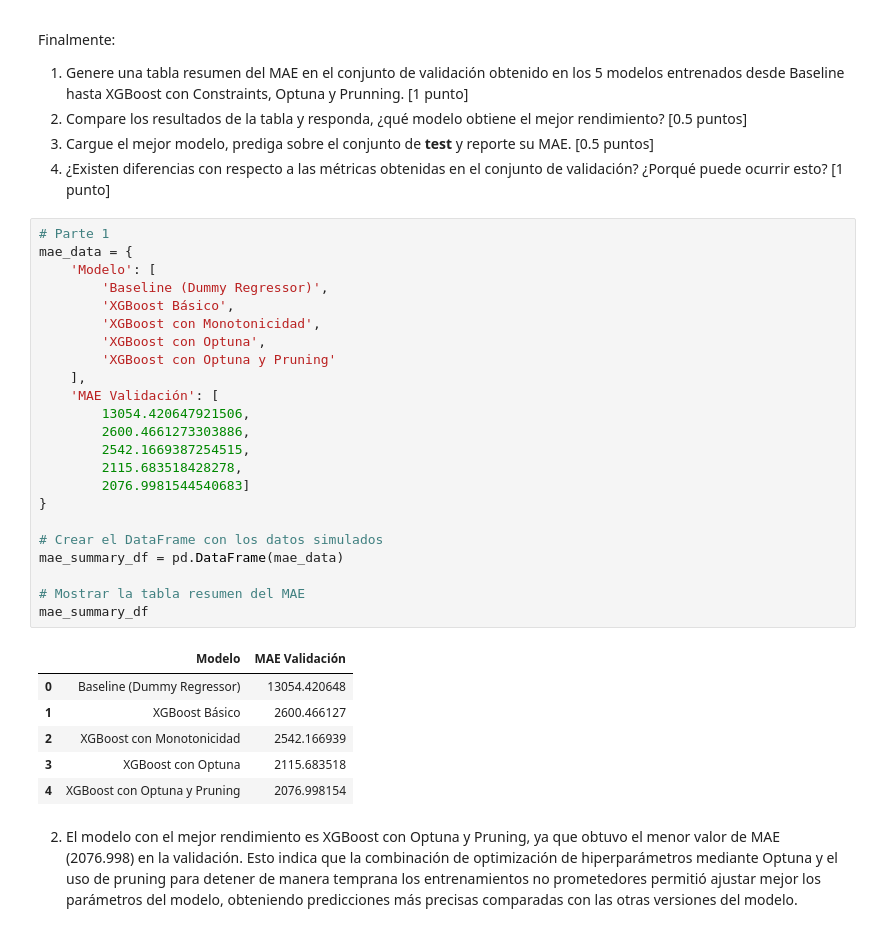
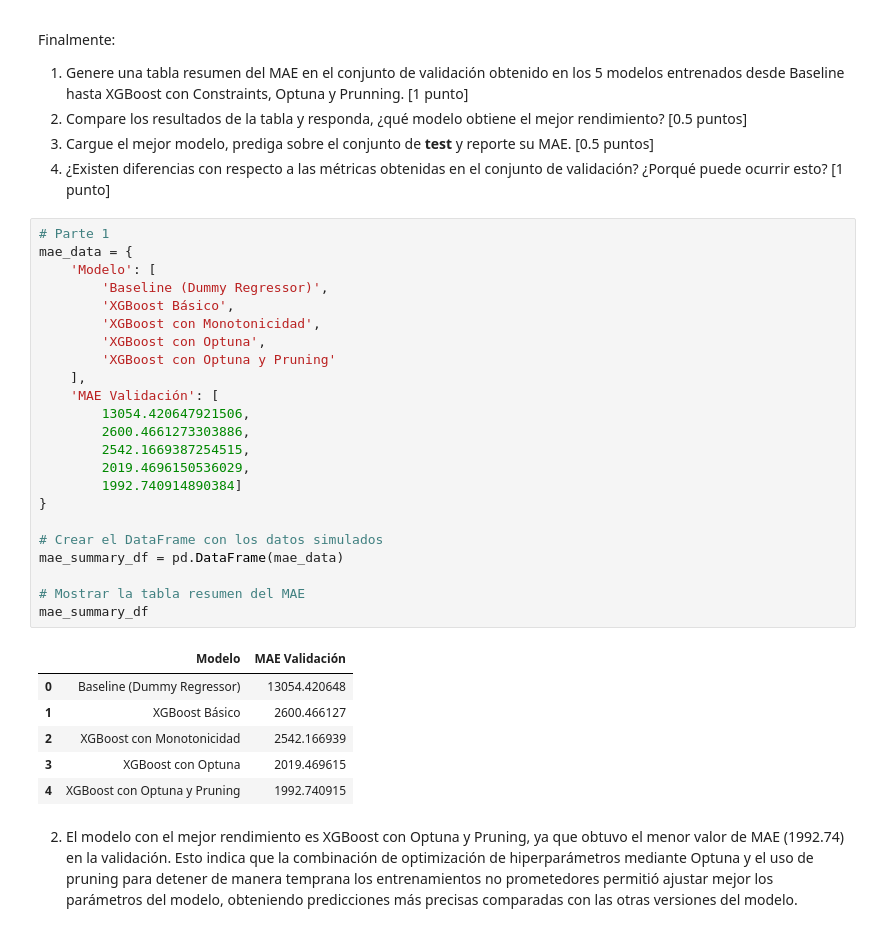
Before and after one commit to sebaquenti/Repositorio-MDS7202, a Jupyter notebook: Laboratorio 9/Lab_9.ipynb, the cells around one changed output. Drawn from its saved outputs; the diff is of its cells as text.

```diff
--- a/Laboratorio 9/Lab_9.ipynb
+++ b/Laboratorio 9/Lab_9.ipynb
@@ -610,32 +610,32 @@ Finalmente:
 # %%
 # Parte 1
 mae_data = {
     'Modelo': [
         'Baseline (Dummy Regressor)',
         'XGBoost Básico',
         'XGBoost con Monotonicidad',
         'XGBoost con Optuna',
         'XGBoost con Optuna y Pruning'
     ],
     'MAE Validación': [
         13054.420647921506,
         2600.4661273303886,
         2542.1669387254515,
-        2115.683518428278,
-        2076.9981544540683]
+        2019.4696150536029,
+        1992.740914890384]
 }
 
 # Crear el DataFrame con los datos simulados
 mae_summary_df = pd.DataFrame(mae_data)
 
 # Mostrar la tabla resumen del MAE
 mae_summary_df
 # %% [output]
 |  | Modelo | MAE Validación |
 | 0 | Baseline (Dummy Regressor) | 13054.420648 |
 | 1 | XGBoost Básico | 2600.466127 |
 | 2 | XGBoost con Monotonicidad | 2542.166939 |
-| 3 | XGBoost con Optuna | 2115.683518 |
-| 4 | XGBoost con Optuna y Pruning | 2076.998154 |
+| 3 | XGBoost con Optuna | 2019.469615 |
+| 4 | XGBoost con Optuna y Pruning | 1992.740915 |
 # %% [markdown]
-2. El modelo con el mejor rendimiento es XGBoost con Optuna y Pruning, ya que obtuvo el menor valor de MAE (2076.998) en la validación. Esto indica que la combinación de optimización de hiperparámetros mediante Optuna y el uso de pruning para detener de manera temprana los entrenamientos no prometedores permitió ajustar mejor los parámetros del modelo, obteniendo predicciones más precisas comparadas con las otras versiones del modelo.
+2. El modelo con el mejor rendimiento es XGBoost con Optuna y Pruning, ya que obtuvo el menor valor de MAE (1992.74) en la validación. Esto indica que la combinación de optimización de hiperparámetros mediante Optuna y el uso de pruning para detener de manera temprana los entrenamientos no prometedores permitió ajustar mejor los parámetros del modelo, obteniendo predicciones más precisas comparadas con las otras versiones del modelo.
```
Also changed, not shown: parts of 8 cells of this notebook, 5 other files.
